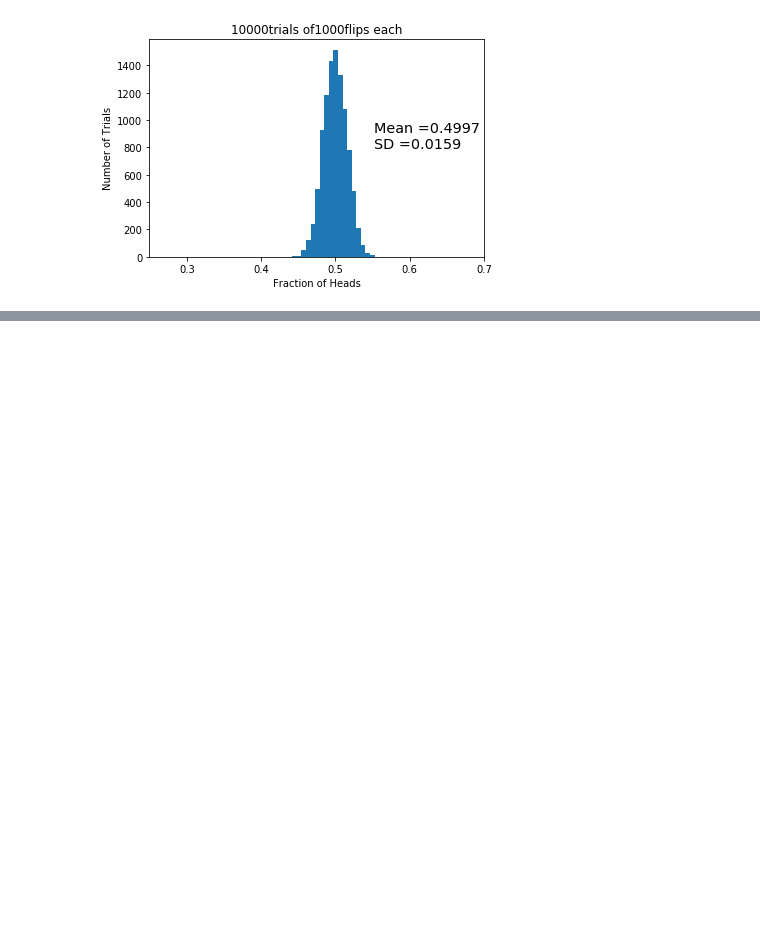
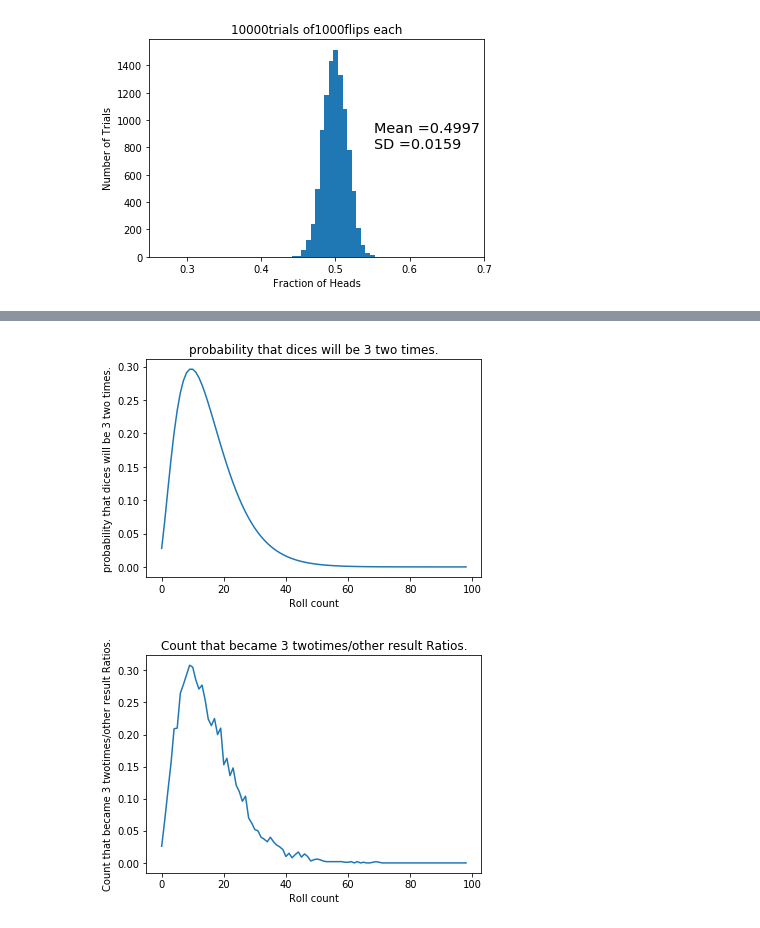
Before and after one commit to hyota0914/learnpython, a Jupyter notebook: jupyter/python/introduction-5(probability).ipynb, the cells around one changed output, grey strips where cells are left out. Cells and saved outputs as stored; diff of their text form; code cells hidden in the pictures; blank space fills up the shorter version.

```diff
--- a/jupyter/python/introduction-5(probability).ipynb
+++ b/jupyter/python/introduction-5(probability).ipynb
@@ -300,0 +362,45 @@ makePlots(100, 1000, 10000)
+# %%
+# サイコロを３回振り、３が２回出る確率と、シミュレーション結果
+import math
+def calcRollProb(rollCount, val, valCount):
+    return math.factorial(rollCount)/(math.factorial(rollCount-valCount) \
+                    * math.factorial(valCount)) \
+                    * ((1/6)**valCount*(5/6)**(rollCount-valCount))
+
+def plotRollProb(maxRollCount):
+    probs = []
+    for i in range(2, maxRollCount+1):
+        probs.append(calcRollProb(i, 3, 2))
+    pylab.clf()
+    pylab.title('probability that dices will be 3 two times.')
+    pylab.xlabel('Roll count')
+    pylab.ylabel('probability that dices will be 3 two times.')
+    pylab.plot(probs)
+    pylab.show()
+
+def simRollProb(maxRollCount, tryCount):
+    ratios = []
+    for i in range(2, maxRollCount+1):
+        cnt = 0
+        for j in range(tryCount):
+            tmp = 0
+            for k in range(i):
+                if random.choice([1,2,3,4,5,6]) == 3:
+                    tmp += 1
+                if tmp>=3 or (i-k<=1 and tmp<=0):
+                    break
+            if tmp == 2:
+                cnt += 1
+        ratios.append(cnt/float(tryCount))
+    pylab.clf()
+    pylab.title('Count that became 3 twotimes/other result Ratios.')
+    pylab.xlabel('Roll count')
+    pylab.ylabel('Count that became 3 twotimes/other result Ratios.')
+    pylab.plot(ratios)
+    pylab.show()
+
+plotRollProb(100)
+simRollProb(100, 1000)
+# %% [output]
+[figure, added]
+[figure, added]
```
Also changed, not shown: parts of 6 cells of this notebook.
